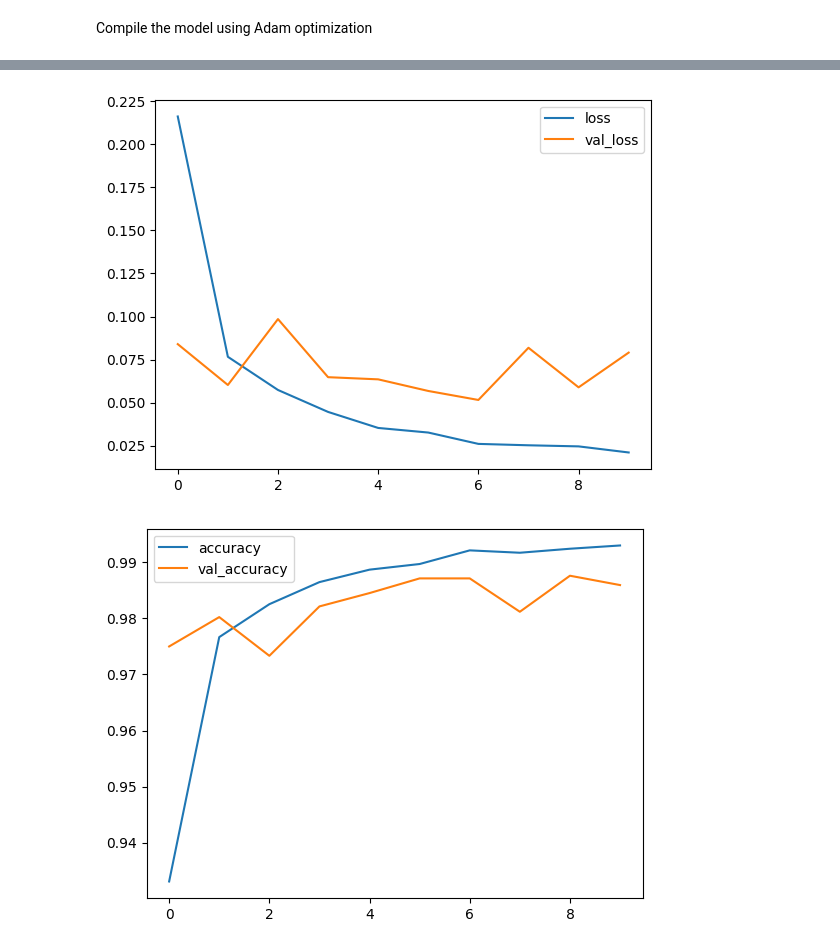
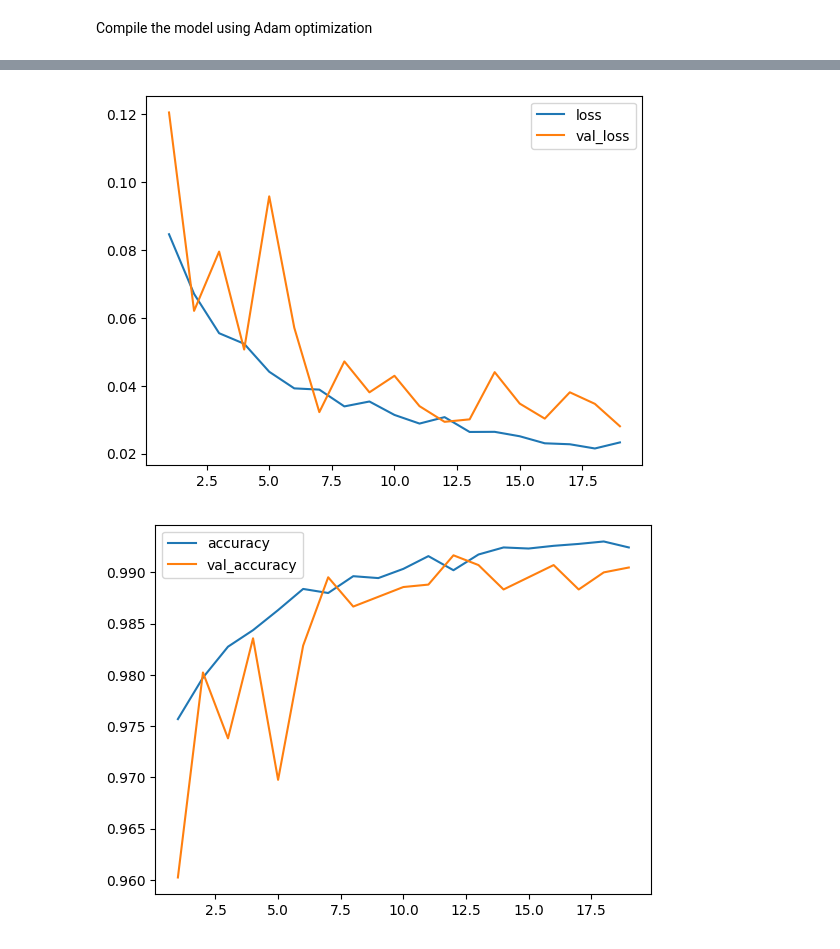
Before and after one commit to Kunritty/MNIST, a Jupyter notebook: Kaggle-MNIST-Competition.ipynb, the cells around one changed output, grey strips where cells are left out. Saved outputs shown, nothing was run; the diff lists cells and outputs as text; code cells hidden in the pictures.

Commit message:
Kaggle Notebook | MNIST CNN | Added image augmentation

```diff
--- a/Kaggle-MNIST-Competition.ipynb
+++ b/Kaggle-MNIST-Competition.ipynb
@@ -131,6 +135,11 @@ model = keras.Sequential([
     layers.BatchNormalization(),
     layers.MaxPool2D(),
 
+    layers.Conv2D(filters=128, kernel_size=3, activation="relu", padding="same"),
+    layers.BatchNormalization(),
+
+    layers.GlobalAveragePooling2D(),
+
     layers.Flatten(),
     layers.Dense(64, activation="relu"),
     layers.Dropout(0.2),
@@ -166,12 +175,3 @@ Compile the model using Adam optimization
 model.compile(optimizer="adam",
               loss="categorical_crossentropy",
               metrics=["accuracy"])
-# %%
-epochs = 10
-batch_size = 64
-
-history = model.fit(X_train, y_train,
-                    validation_data=(X_val, y_val),
-                    epochs=epochs,
-                    batch_size=batch_size,
-                    verbose=1 )
@@ -203,0 +208,19 @@ Epoch 10/10
+# %%
+epochs = 20
+batch_size = 64
+
+def preprocess(image, label):
+    image = image_gen(image, training=True)
+
+    return image, label
+
+ds_train = tf.data.Dataset.from_tensor_slices((X_train, y_train))
+ds_val = tf.data.Dataset.from_tensor_slices((X_val, y_val))
+
+ds_train = ds_train.map(preprocess).batch(batch_size).prefetch(tf.data.AUTOTUNE)
+ds_val = ds_val.batch(batch_size).prefetch(tf.data.AUTOTUNE)
+
+history = model.fit(ds_train,
+                    validation_data=ds_val,
+                    epochs=epochs,
+                    verbose=1 )
@@ -204,5 +251,7 @@ Epoch 10/10
 # %%
 df_history = pd.DataFrame(history.history)
-df_history.loc[:, ['loss', 'val_loss']].plot()
-df_history.loc[:, ['accuracy', 'val_accuracy']].plot();
+print(f"Best validation loss: {df_history['val_loss'].min()}")
+print(f"Best validation accuracy: {df_history['val_accuracy'].max()}")
+df_history.loc[1:, ['loss', 'val_loss']].plot()
+df_history.loc[1:, ['accuracy', 'val_accuracy']].plot();
 # %% [output]
@@ -209,2 +260,2 @@ df_history.loc[:, ['accuracy', 'val_accuracy']].plot();
-[figure, old version]
+[figure, new version]
-[figure, old version]
+[figure, new version]
```
Also changed, not shown: parts of 8 cells of this notebook.
